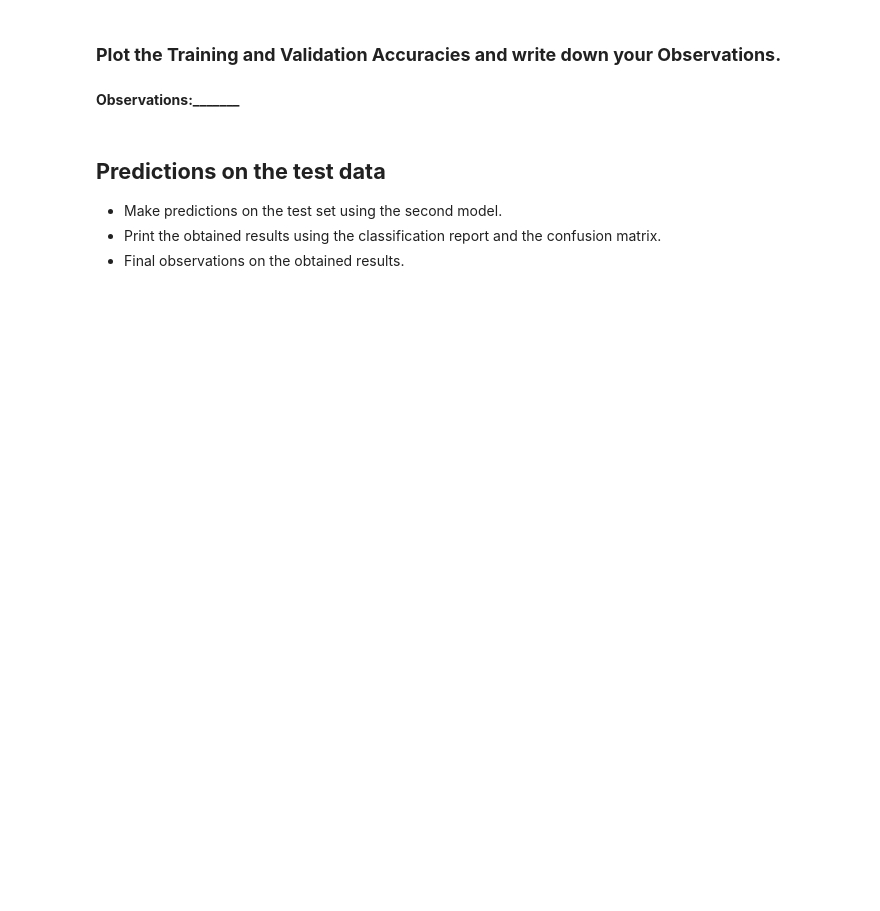
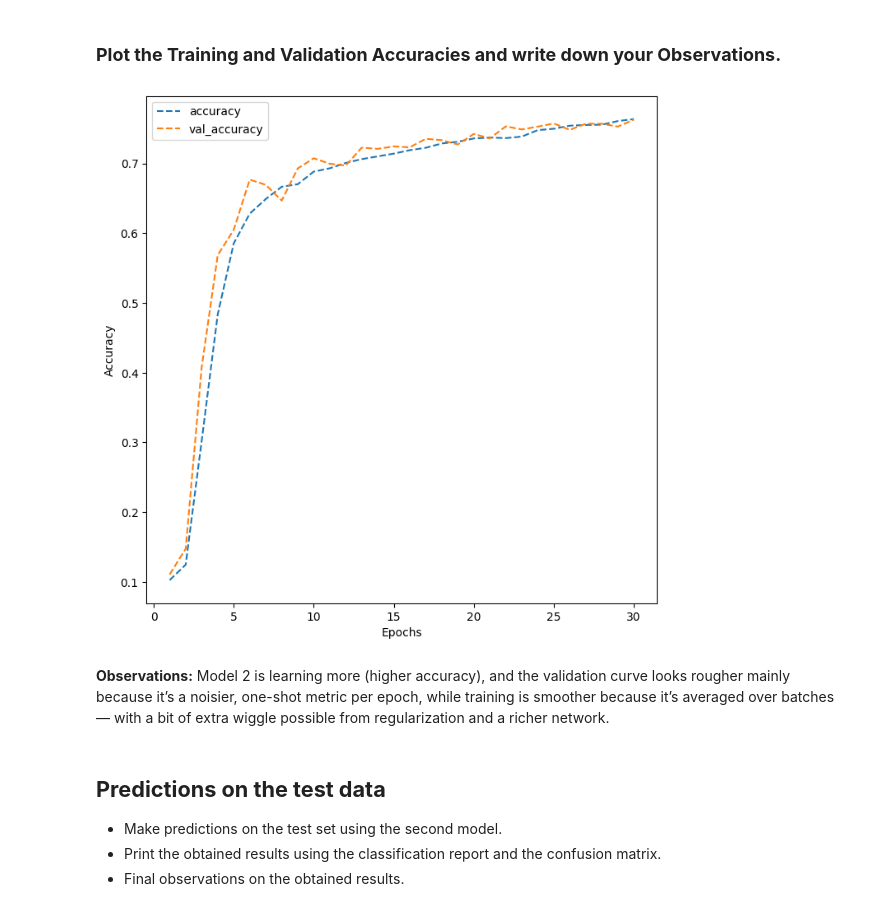
Before and after one commit to lino-5r/MIT-AAIDS, a Jupyter notebook: High_Code_SVHN_Digit_Recognition.ipynb, the cells around one changed output. Drawn from its saved outputs; the diff is of its cells as text; code cells hidden in the pictures; blank space fills up the shorter version.

```diff
--- a/High_Code_SVHN_Digit_Recognition.ipynb
+++ b/High_Code_SVHN_Digit_Recognition.ipynb
@@ -325,7 +414,29 @@ First, we need to clear the previous model's history from the Keras backend. Als
 # %% [markdown]
 ### **Plot the Training and Validation Accuracies and write down your Observations.**
-# %% [markdown]
-**Observations:_______**
+# %%
+#Cell Mu - Plot the Training and Validation Accuracies for Model ANN v2
+
+dict_hist = history_model_2.history
+list_ep = list(range(1, len(dict_hist["accuracy"]) + 1))
+
+plt.figure(figsize = (8, 8))
+
+plt.plot(list_ep, dict_hist['accuracy'], ls = '--', label = 'accuracy')
+
+plt.plot(list_ep, dict_hist['val_accuracy'], ls = '--', label = 'val_accuracy')
+
+plt.ylabel('Accuracy')
+
+plt.xlabel('Epochs')
+
+plt.legend()
+
+plt.show()
+# %% [output]
+[figure, added]
+# %% [markdown]
+**Observations:**
+Model 2 is learning more (higher accuracy), and the validation curve looks rougher mainly because it’s a noisier, one-shot metric per epoch, while training is smoother because it’s averaged over batches — with a bit of extra wiggle possible from regularization and a richer network.
 # %% [markdown]
 ## **Predictions on the test data**
 
```
Also changed, not shown: parts of 20 cells of this notebook, 2 other files.
